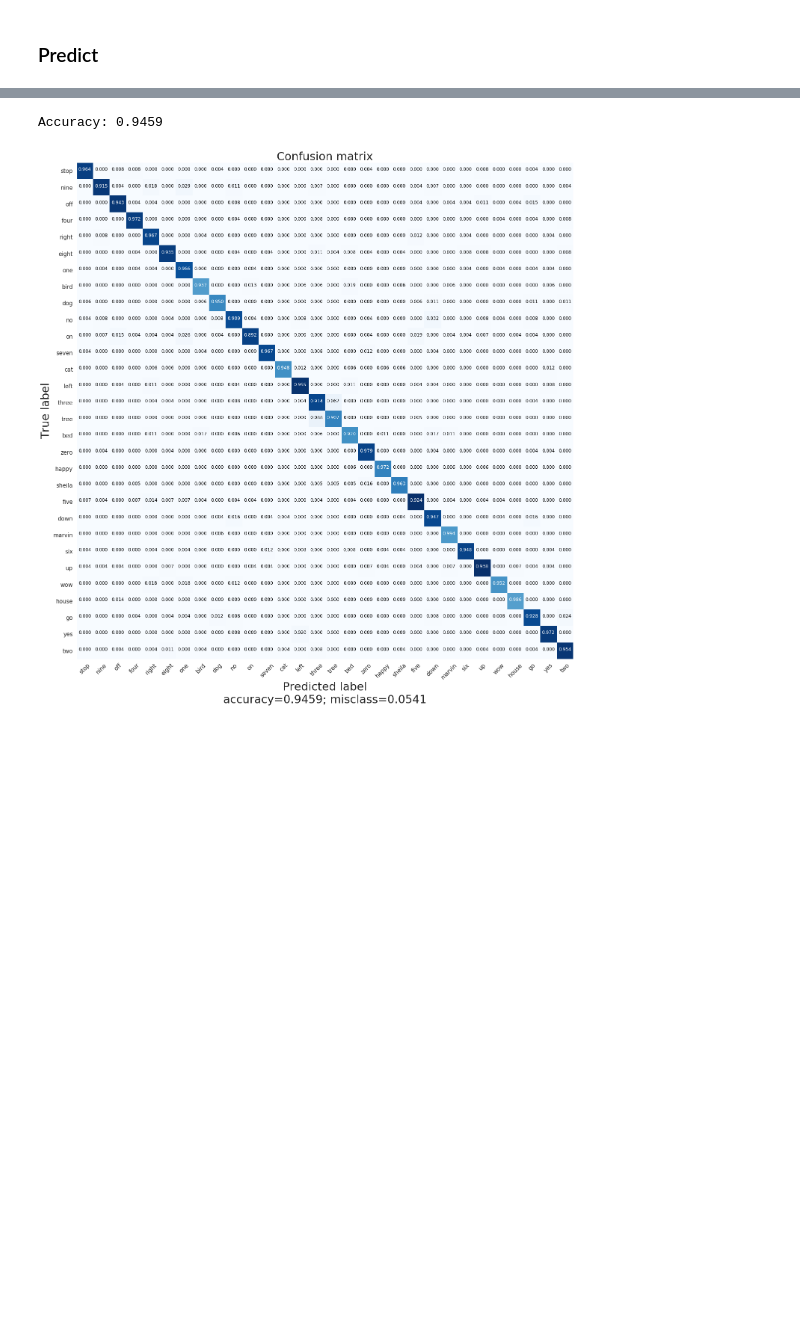
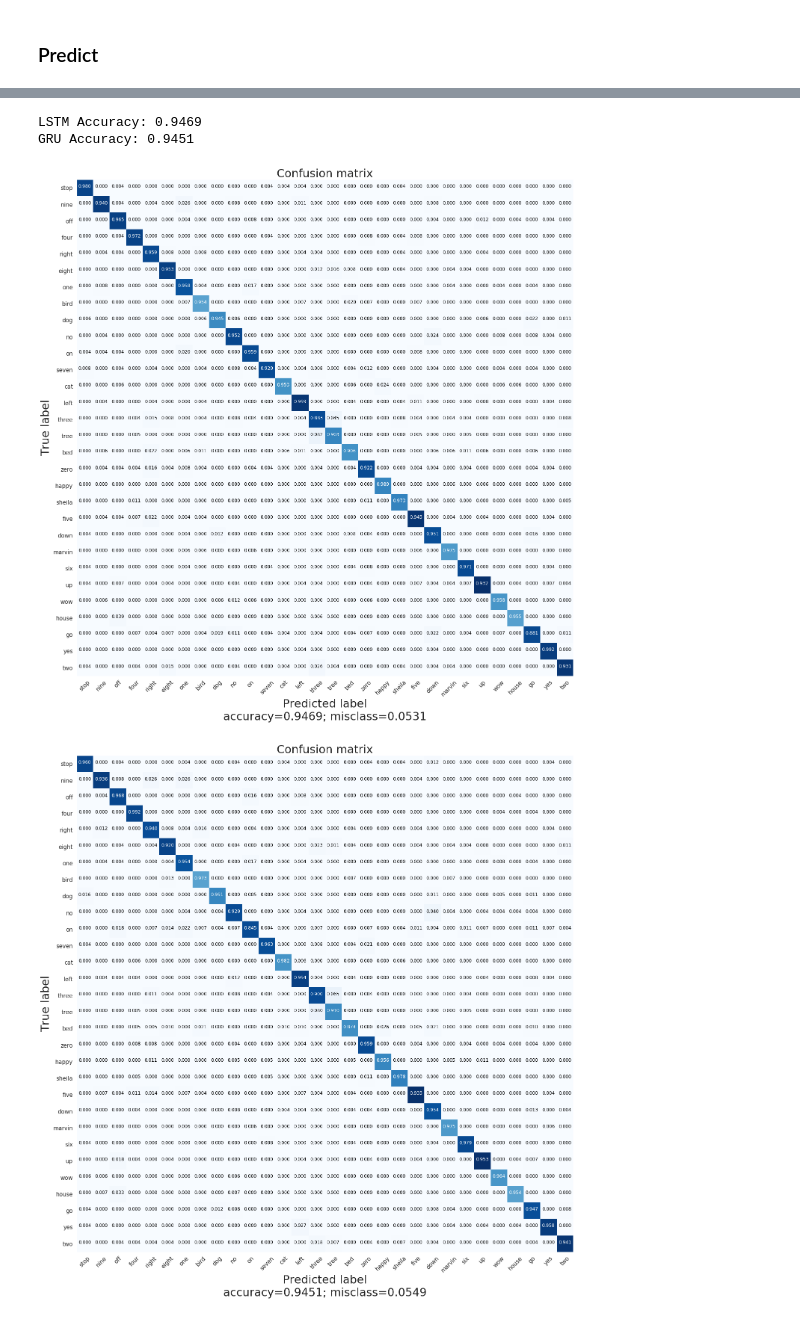
Before and after one commit to Mmiglio/SpeechRecognition, a Jupyter notebook: notebooks/Rnn-attention_mechanisms.ipynb, the cells around one changed output, grey strips where cells are left out. Saved outputs shown, nothing was run; the diff lists cells and outputs as text; code cells hidden in the pictures; blank space fills up the shorter version.

```diff
--- a/notebooks/Rnn-attention_mechanisms.ipynb
+++ b/notebooks/Rnn-attention_mechanisms.ipynb
@@ -127,11 +133,18 @@ earlyStopping = tf.keras.callbacks.EarlyStopping(monitor='val_loss', patience=5,
 # Reduce LR on Plateau
 reduceLR = tf.keras.callbacks.ReduceLROnPlateau(monitor='val_loss', patience=3, verbose=1)
 
-history = model.fit(train_data.repeat(),
-          steps_per_epoch=train_steps,
-          validation_data=val_data.repeat(),
-          validation_steps=val_steps,
-          epochs=EPOCHS,
-          callbacks=[earlyStopping, reduceLR])
+history_lstm = model_lstm.fit(train_data.repeat(),
+               steps_per_epoch=train_steps,
+               validation_data=val_data.repeat(),
+               validation_steps=val_steps,
+               epochs=EPOCHS,
+               callbacks=[earlyStopping, reduceLR])
+
+history_gru = model_gru.fit(train_data.repeat(),
+               steps_per_epoch=train_steps,
+               validation_data=val_data.repeat(),
+               validation_steps=val_steps,
+               epochs=EPOCHS,
+               callbacks=[earlyStopping, reduceLR])
 # %% [output]
 WARNING: Logging before flag parsing goes to stderr.
@@ -240,0 +284,3 @@ out = model.predict(test_data, verbose=1)
+# %%
+lstm_out = model_lstm.predict(test_data, verbose=1)
+gru_out = model_gru.predict(test_data, verbose=1)
@@ -241,18 +290,25 @@ out = model.predict(test_data, verbose=1)
 # %%
 import numpy as np
-y_pred = np.argmax(out,axis=1)
+lstm_y_pred = np.argmax(lstm_out, axis=1)
+gru_y_pred = np.argmax(gru_out, axis=1)
 y_true = testDF['labels'].tolist()
 # %%
 from sklearn.metrics import confusion_matrix, accuracy_score
 
-print('Accuracy: {:.4f}'.format(accuracy_score(y_pred, y_true)))
-cm = confusion_matrix(y_pred, y_true)
+print('LSTM Accuracy: {:.4f}'.format(accuracy_score(lstm_y_pred, y_true)))
+print('GRU Accuracy: {:.4f}'.format(accuracy_score(gru_y_pred, y_true)))
+
+lstm_cm = confusion_matrix(lstm_y_pred, y_true)
+gru_cm = confusion_matrix(gru_y_pred, y_true)
 # %% [output]
-Accuracy: 0.9459
+LSTM Accuracy: 0.9469
+GRU Accuracy: 0.9451
 # %%
 from analysisFunctions import plot_confusion_matrix
 from constants import inv_categories
 
-plot_confusion_matrix(cm, target_names=list(inv_categories.values())[:-1], normalize=True)
+plot_confusion_matrix(lstm_cm, target_names=list(inv_categories.values())[:-1], normalize=True)
+plot_confusion_matrix(gru_cm, target_names=list(inv_categories.values())[:-1], normalize=True)
 # %% [output]
 [figure]
+[figure, added]
```
Also changed, not shown: parts of 11 cells of this notebook.
